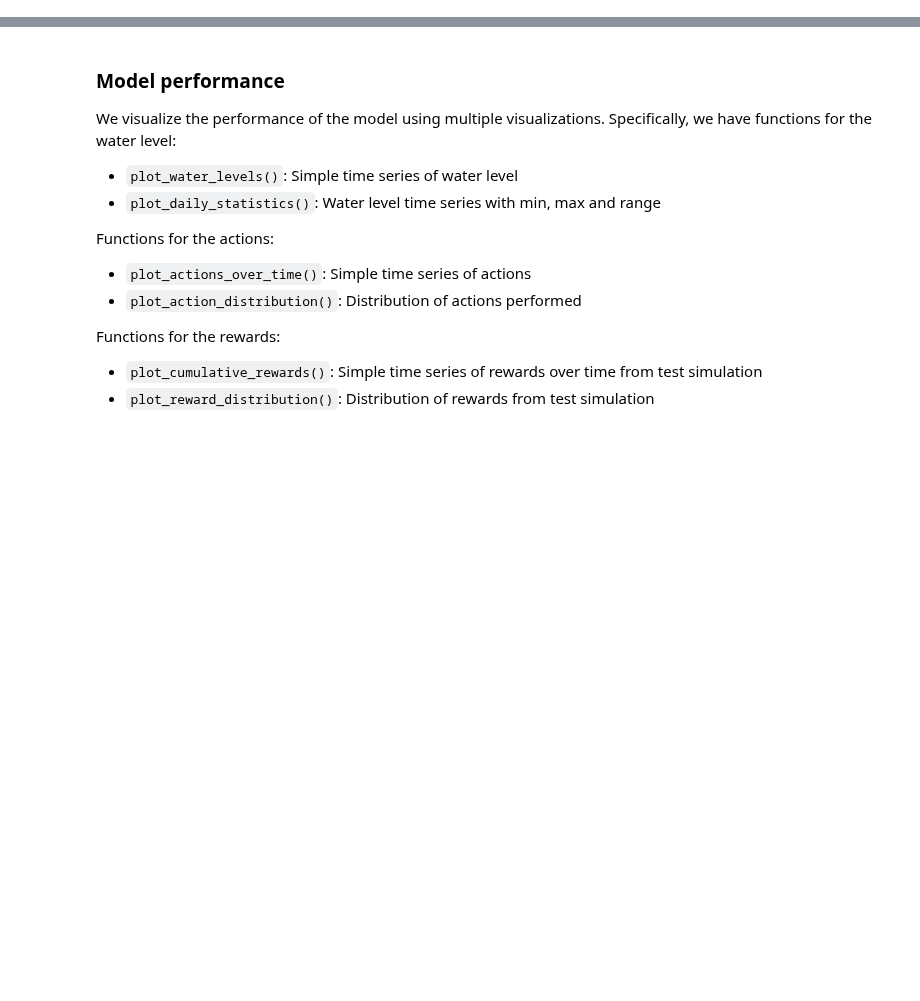
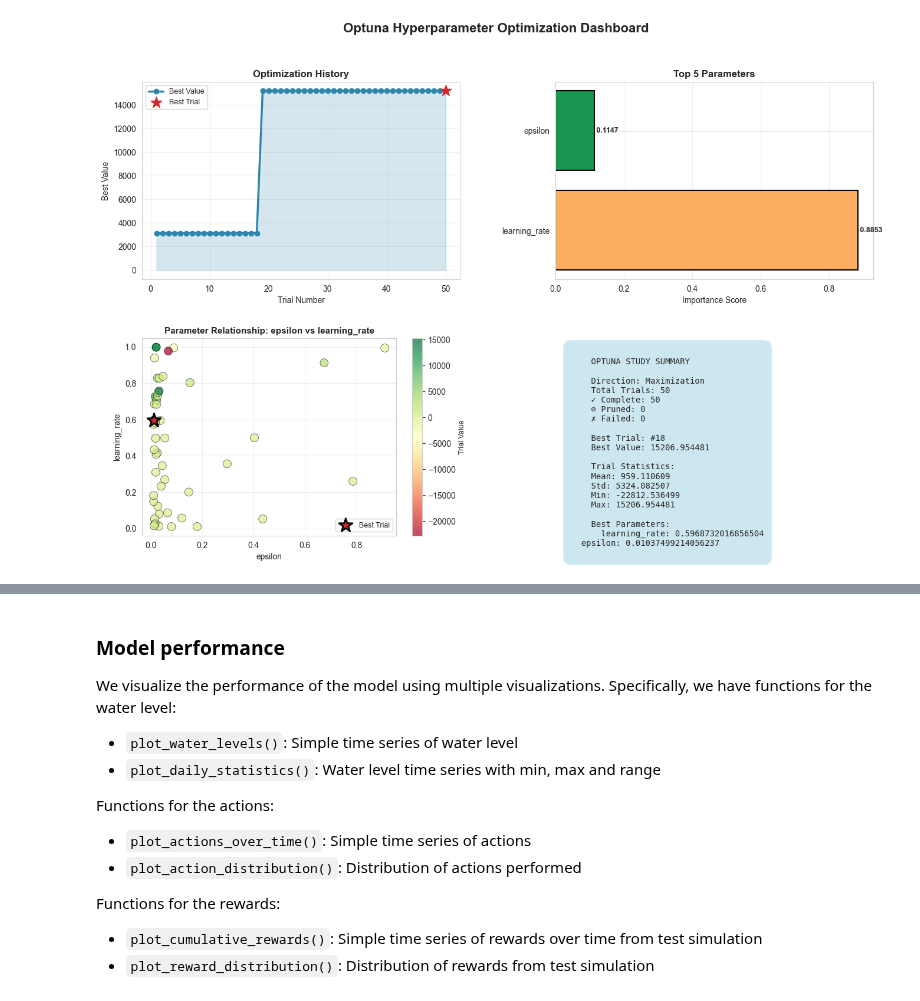
Before and after one commit to HLBurger/project-RL-hydrodam, a Jupyter notebook: notebooks/Qllearning.ipynb, the cells around one changed output, grey strips where cells are left out. Saved outputs shown, nothing was run; the diff lists cells and outputs as text; code cells hidden in the pictures; blank space fills up the shorter version.

```diff
--- a/notebooks/Qllearning.ipynb
+++ b/notebooks/Qllearning.ipynb
@@ -47,2 +197,6 @@ agent = QAgent(env, **AGENT_CONFIG)
+# %%
+create_optuna_study_dashboard(study)
+# %% [output]
+[figure, added]
 # %%
 # We train the agent with specified parameters
```
Also changed, not shown: parts of 41 cells of this notebook, 1 other file.
